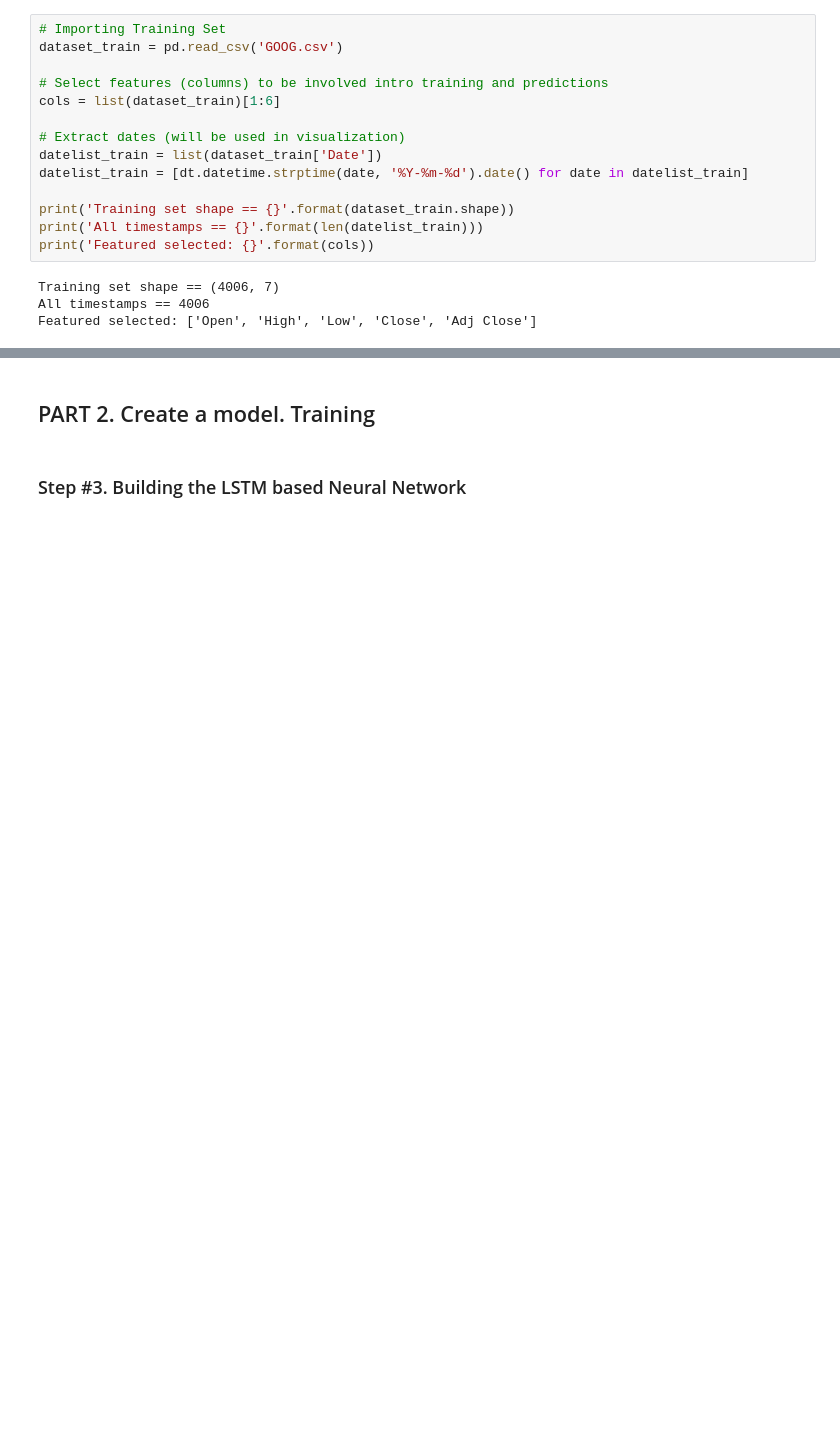
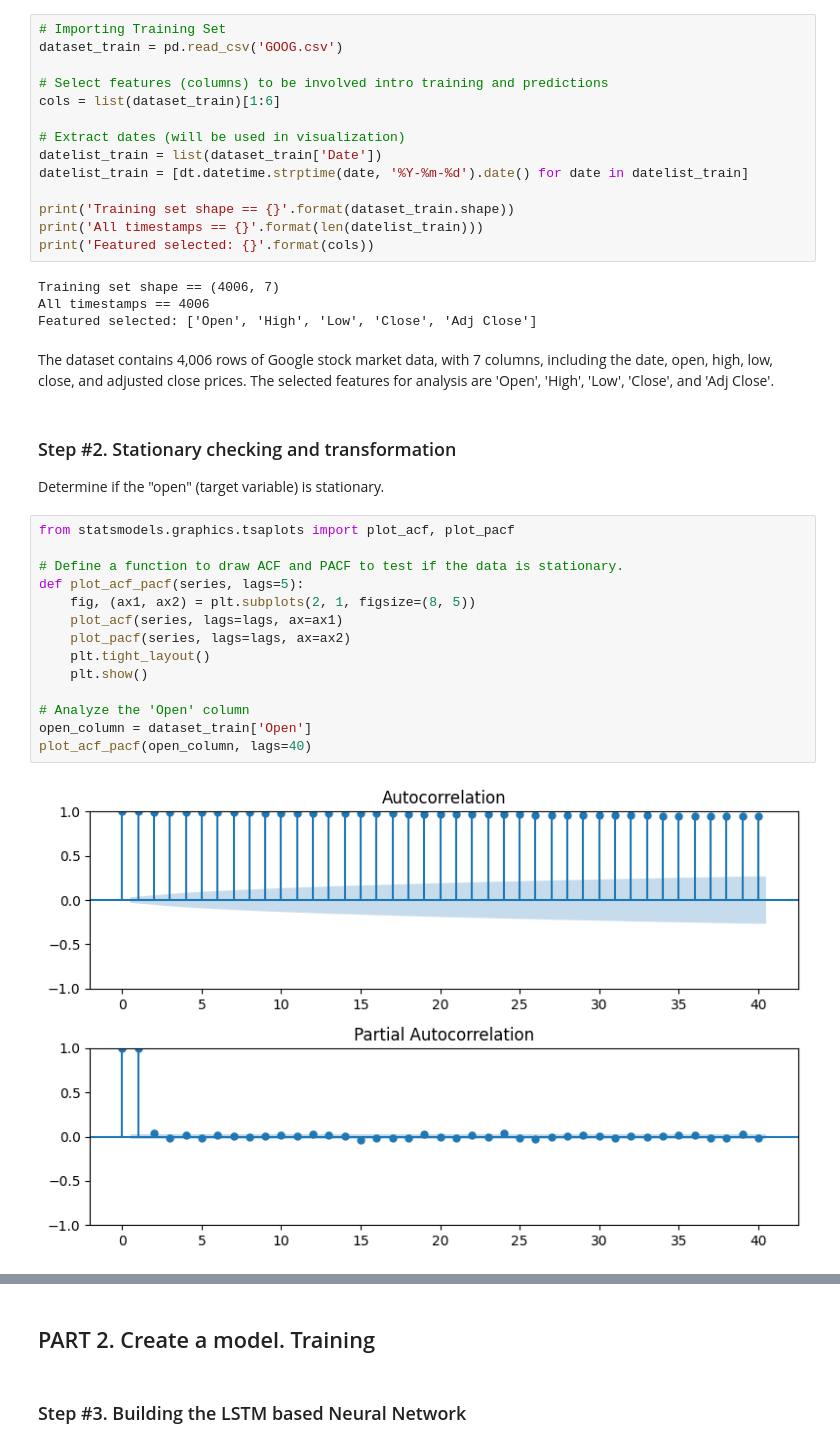
Before and after one commit to jinweis/Stock_Price_Prediction, a Jupyter notebook: LSTM_model_stocks.ipynb, the cells around one changed output, grey strips where cells are left out. Drawn from its saved outputs; the diff is of its cells as text; blank space fills up the shorter version.

```diff
--- a/LSTM_model_stocks.ipynb
+++ b/LSTM_model_stocks.ipynb
@@ -43,3 +36,26 @@ print('Featured selected: {}'.format(cols))
 Training set shape == (4006, 7)
 All timestamps == 4006
 Featured selected: ['Open', 'High', 'Low', 'Close', 'Adj Close']
+# %% [markdown]
+The dataset contains 4,006 rows of Google stock market data, with 7 columns, including the date, open, high, low, close, and adjusted close prices. The selected features for analysis are 'Open', 'High', 'Low', 'Close', and 'Adj Close'.
+# %% [markdown]
+<h3>Step #2. Stationary checking and transformation</h3>
+<p>
+Determine if the "open" (target variable) is stationary.
+</p>
+# %%
+from statsmodels.graphics.tsaplots import plot_acf, plot_pacf
+
+# Define a function to draw ACF and PACF to test if the data is stationary.
+def plot_acf_pacf(series, lags=5):
+    fig, (ax1, ax2) = plt.subplots(2, 1, figsize=(8, 5))
+    plot_acf(series, lags=lags, ax=ax1)
+    plot_pacf(series, lags=lags, ax=ax2)
+    plt.tight_layout()
+    plt.show()
+
+# Analyze the 'Open' column
+open_column = dataset_train['Open']
+plot_acf_pacf(open_column, lags=40)
+# %% [output]
+[figure, added]
```
Also changed, not shown: parts of 31 cells of this notebook, 23 other files.
